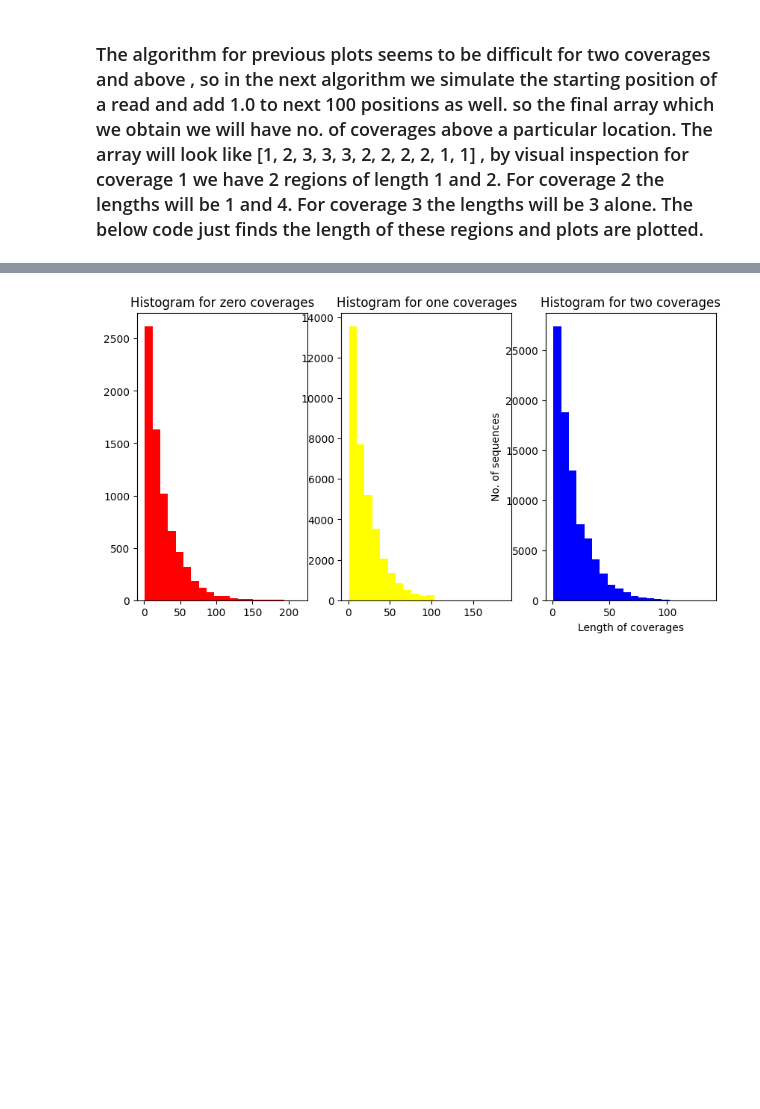
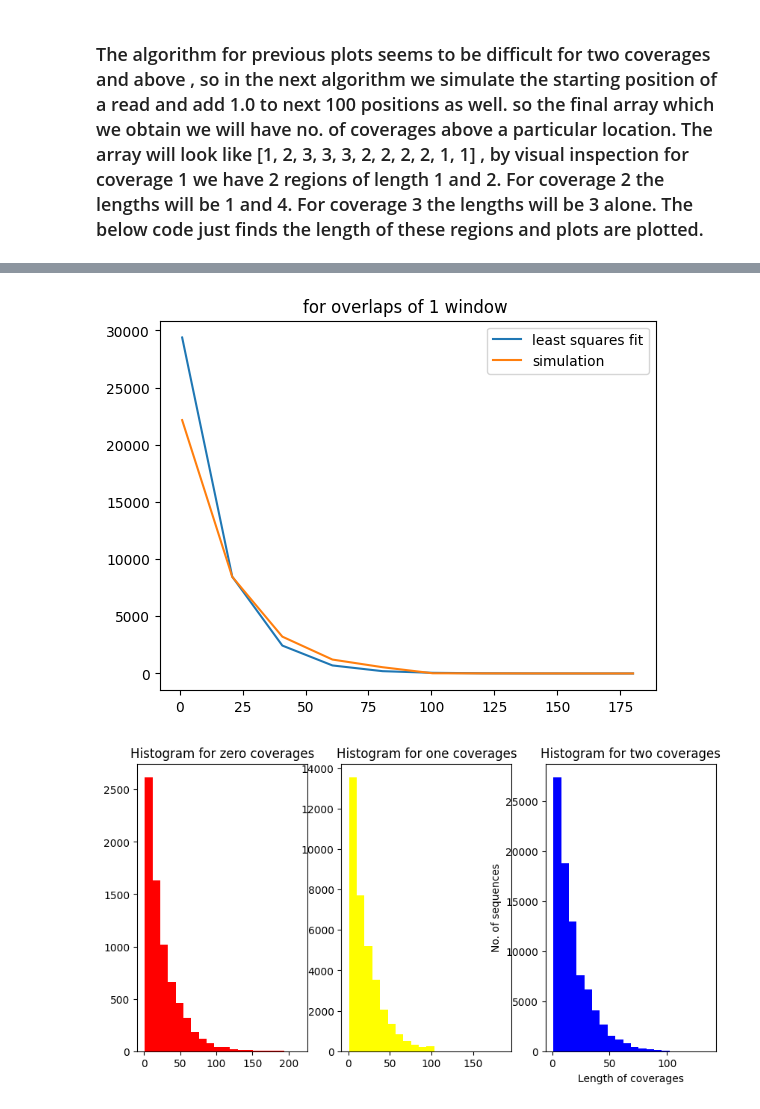
Before and after one commit to Dinesh-Adhithya-H/Bioinformatics, a Jupyter notebook: Baseline_random_simulations.ipynb, the cells around one changed output, grey strips where cells are left out. Drawn from its saved outputs; the diff is of its cells as text; code cells hidden in the pictures; blank space fills up the shorter version.

```diff
--- a/Baseline_random_simulations.ipynb
+++ b/Baseline_random_simulations.ipynb
@@ -211,0 +292,3 @@ end
+# %%
+fit=curve_fit(ExpFit,h[2][1:10],h[1])
+y0b = fit.(h[2][1:10])
@@ -212,3 +307,11 @@ end
+# %%
+plt.plot(h[2][1:10],y0b,label="least squares fit")
+plt.plot(h[2][1:10],h[1],label="simulation")
+plt.title("for overlaps of 1 window ")
+plt.legend()
+plt.show()
+# %% [output]
+[figure, added]
 # %%
 fig,(axs1,axs2,axs3)=plt.subplots(1,3,figsize=(10,5))
 axs1.hist(x11,bins=20,color="red")
```
Also changed, not shown: parts of 15 cells of this notebook.
